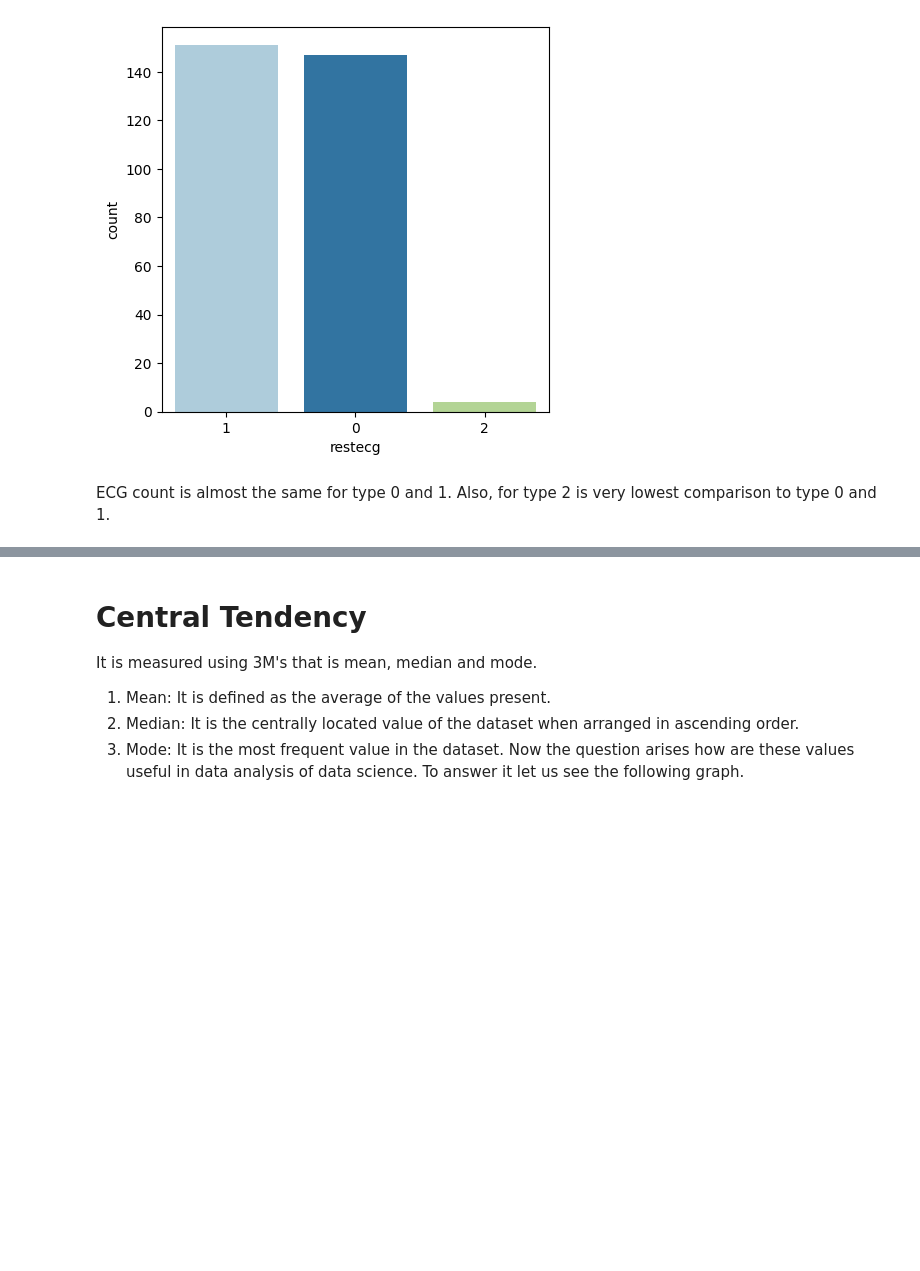
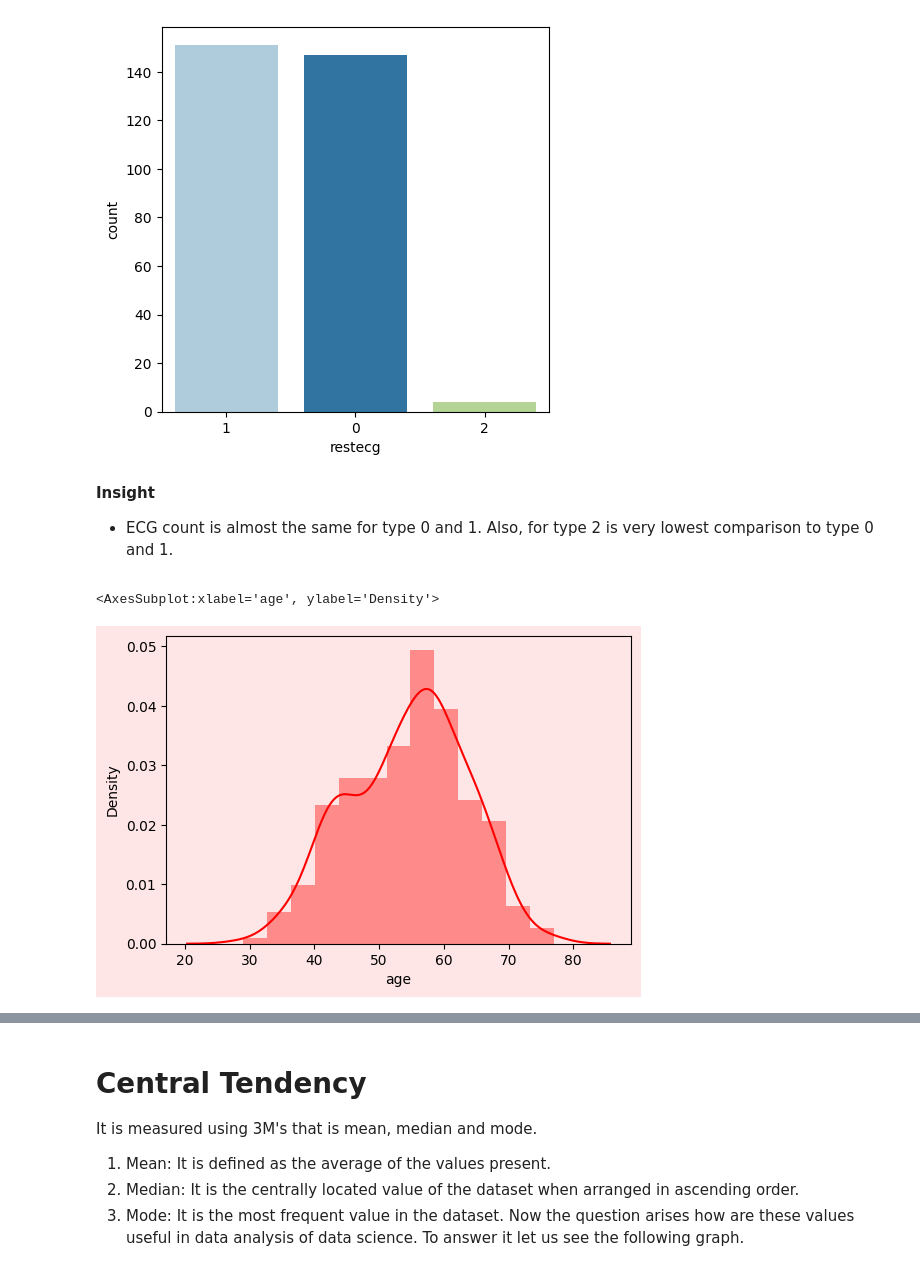
Before and after one commit to rifqinadzori/Heart-Attack-Analysis, a Jupyter notebook: Analysis.ipynb, the cells around one changed output, grey strips where cells are left out. Drawn from its saved outputs; the diff is of its cells as text; code cells hidden in the pictures; blank space fills up the shorter version.

Commit message:
add new insight

```diff
--- a/Analysis.ipynb
+++ b/Analysis.ipynb
@@ -185,4 +201,22 @@ plt.show()
 Name: restecg, dtype: int64
 [figure]
 # %% [markdown]
-ECG count is almost the same for type 0 and 1. Also, for type 2 is very lowest comparison to type 0 and 1.
+<b>Insight</b>
+<ul>
+<li>ECG count is almost the same for type 0 and 1. Also, for type 2 is very lowest comparison to type 0 and 1.</li>
+<ul>
+# %%
+#Density distribution for Age
+fig = plt.figure(figsize=(15,10))
+gs = fig.add_gridspec(2,2)
+gs.update(wspace=0.5, hspace=0.5)
+ax1 = fig.add_subplot(gs[0,1])
+
+background_color = "#ffe6e6"
+fig.patch.set_facecolor(background_color)
+ax1.set_facecolor(background_color)
+sns.distplot(df.age, color="red", label="Age", kde= True)
+# plt.legend()
+# %% [output]
+<AxesSubplot:xlabel='age', ylabel='Density'>
+[figure, added]
```
Also changed, not shown: parts of 23 cells of this notebook, 1 other file.
